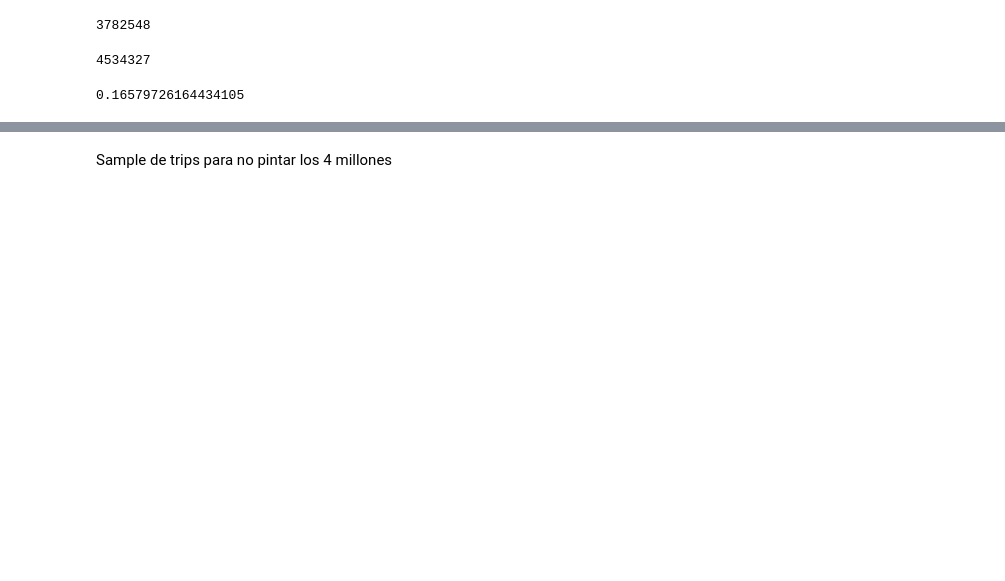
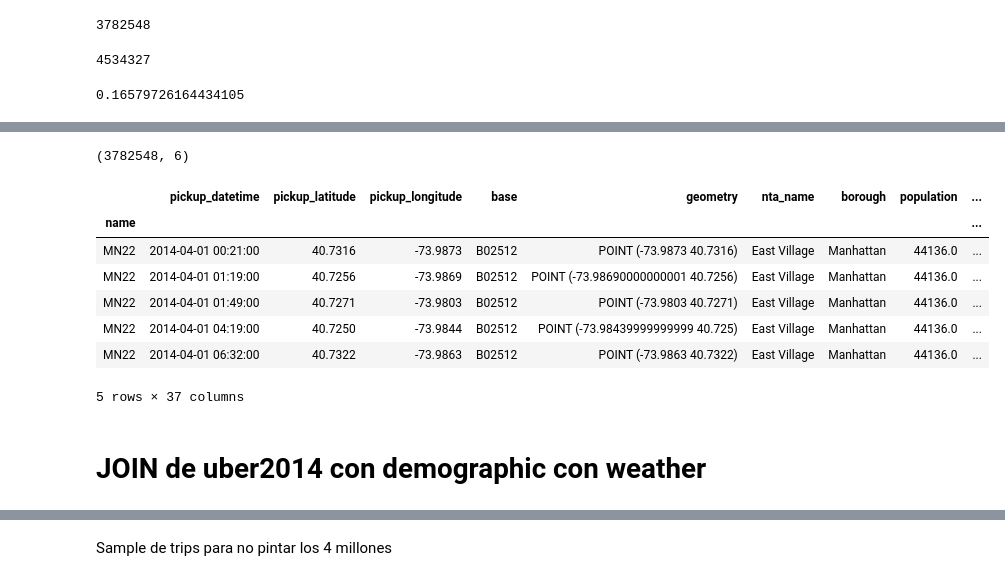
Before and after one commit to KamyNz/datathon-group15-project, a Jupyter notebook: week2/uber2014 + geographic.ipynb, the cells around one changed output, grey strips where cells are left out. Drawn from its saved outputs; the diff is of its cells as text; code cells hidden in the pictures; blank space fills up the shorter version.

```diff
--- a/week2/uber2014 + geographic.ipynb
+++ b/week2/uber2014 + geographic.ipynb
@@ -265,0 +250,4 @@ len(trips_2014)
+# %%
+uber_2014_left['pickup_datetime'] = [re.sub(r"(\d+/\d+/)(\d{2}) (\d+:\d+)", r"\g<1>20\2 \3:00", str(x)) for x in uber_2014_left['pickup_datetime']]
+# %%
+uber_2014_left['pickup_datetime'] = pd.to_datetime(uber_2014_left['pickup_datetime'], format='%m/%d/%Y %H:%M:%S')
@@ -265,0 +263,3 @@ len(trips_2014)
+# %%
+demography = pd.read_csv("demographics.csv")
+demography.head()
@@ -265,0 +274,18 @@ len(trips_2014)
+# %%
+uber_2014_left.shape
+# %% [output]
+(3782548, 6)
+# %%
+uber_2014_demographic_left = uber_2014_left.set_index('name').join(demography.set_index('nta_code'), on='name')
+uber_2014_demographic_left.head()
+# %% [output]
+|  | pickup_datetime | pickup_latitude | pickup_longitude | base | geometry | nta_name | borough | population | ... |
+| name |  |  |  |  |  |  |  |  | ... |
+| MN22 | 2014-04-01 00:21:00 | 40.7316 | -73.9873 | B02512 | POINT (-73.9873 40.7316) | East Village | Manhattan | 44136.0 | ... |
+| MN22 | 2014-04-01 01:19:00 | 40.7256 | -73.9869 | B02512 | POINT (-73.98690000000001 40.7256) | East Village | Manhattan | 44136.0 | ... |
+| MN22 | 2014-04-01 01:49:00 | 40.7271 | -73.9803 | B02512 | POINT (-73.9803 40.7271) | East Village | Manhattan | 44136.0 | ... |
+| MN22 | 2014-04-01 04:19:00 | 40.7250 | -73.9844 | B02512 | POINT (-73.98439999999999 40.725) | East Village | Manhattan | 44136.0 | ... |
+| MN22 | 2014-04-01 06:32:00 | 40.7322 | -73.9863 | B02512 | POINT (-73.9863 40.7322) | East Village | Manhattan | 44136.0 | ... |
+5 rows × 37 columns
+# %% [markdown]
+# JOIN de uber2014 con demographic con weather
```
Also changed, not shown: parts of 33 cells of this notebook.
